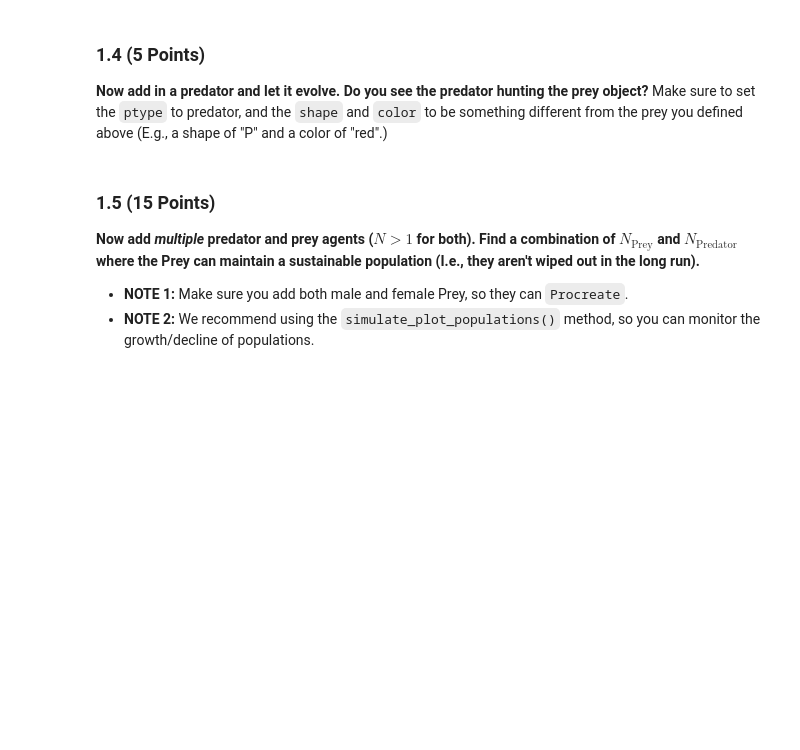
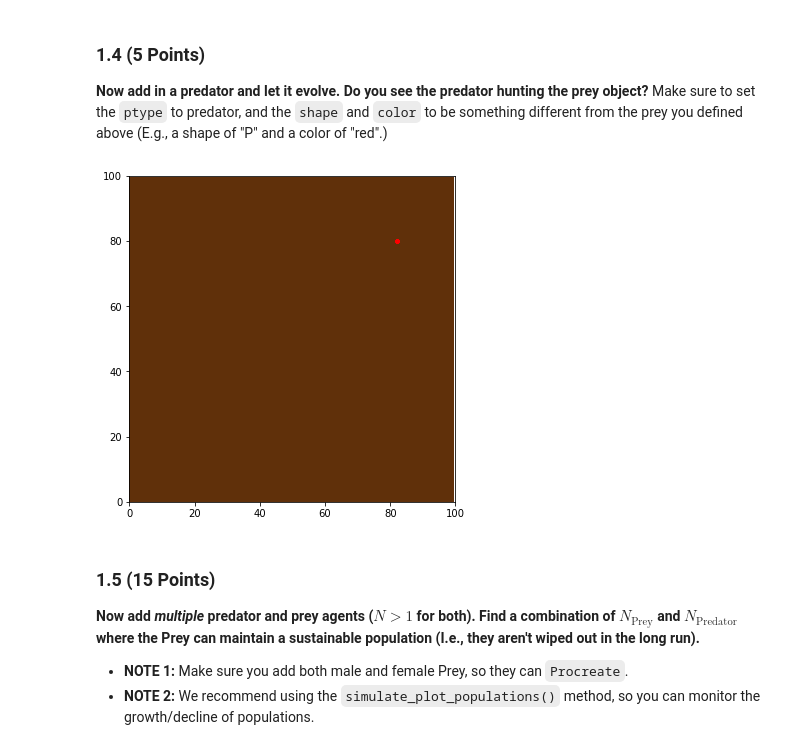
Before and after one commit to Infinity-Null/CMSE202-s23-turnin, a Jupyter notebook: hw-03/HW3_ABMs_STUDENT.ipynb, the cells around one changed output. Cells and saved outputs as stored; diff of their text form; code cells hidden in the pictures; blank space fills up the shorter version.

```diff
--- a/hw-03/HW3_ABMs_STUDENT.ipynb
+++ b/hw-03/HW3_ABMs_STUDENT.ipynb
@@ -104,12 +104,15 @@ environment.simulate(10)
 # %%
 #Write your code here
 
 environment=Environment()
 animal=Animal_Agent(sex='F')
 animal.set_allele(alle_d=random.randint(0,1), alle_m=random.randint(0,1))
 environment.add_agent(animal)
-predator=Animal_Agent(ptype="Predator",)
+predator=Animal_Agent(ptype="Predator",shape="P",color="red")
+environment.add_agent(predator)
 environment.simulate(10)
+# %% [output]
+[figure, added]
 # %% [markdown]
 ### 1.5 (15 Points)
 
```
Also changed, not shown: parts of 8 cells of this notebook.
